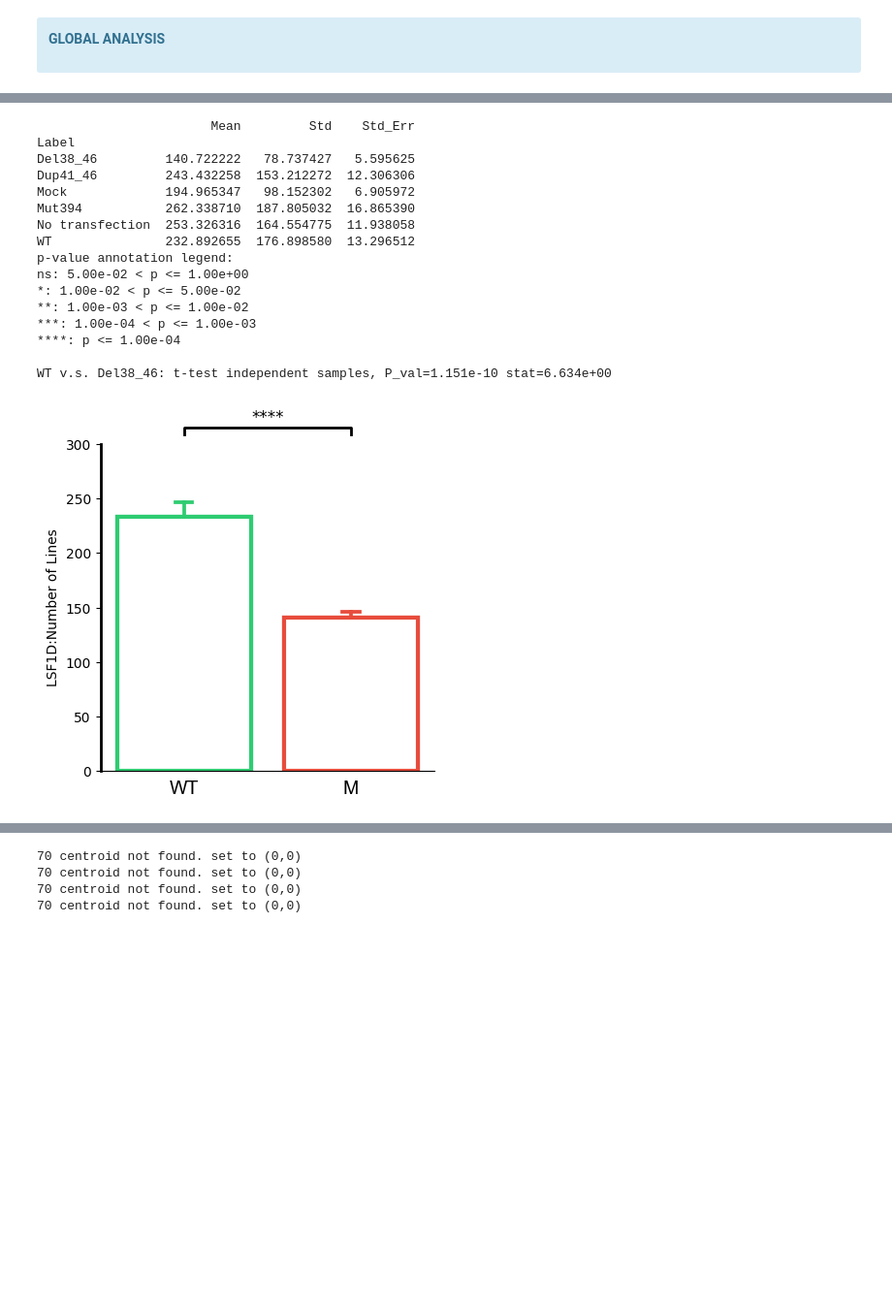
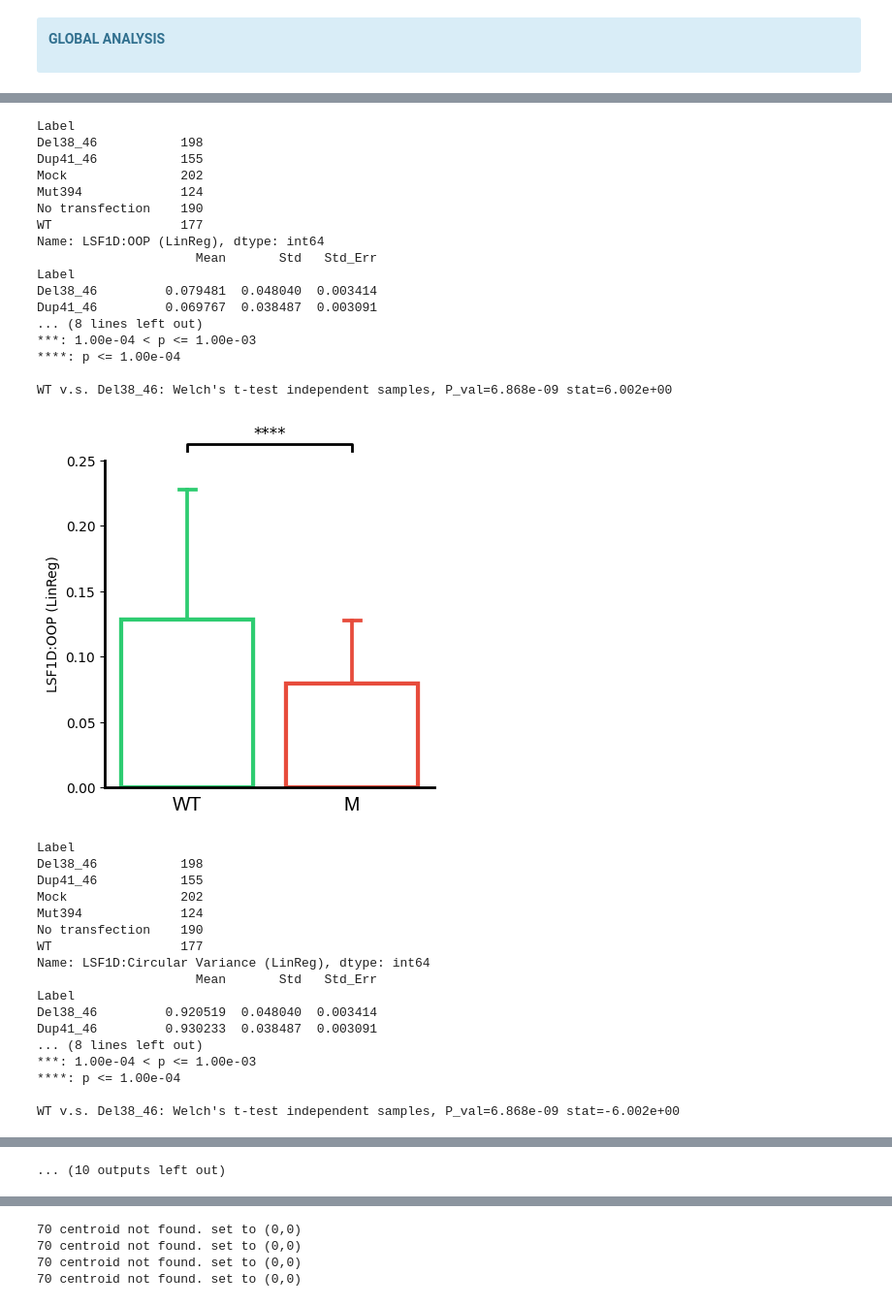
Before and after one commit to diogojfv/aTubulinOrganization, a Jupyter notebook: 7 - Results Analysis.ipynb, the cells around one changed output, grey strips where cells are left out. Shown: that part at 97% size. Drawn from its saved outputs; the diff is of its cells as text; code cells hidden in the pictures; blank space fills up the shorter version.

```diff
--- a/7 - Results Analysis.ipynb
+++ b/7 - Results Analysis.ipynb
@@ -48,7 +48,7 @@ data = init_import(folder,options)
 
 # Import processed results
 #ResultsDF = pd.read_pickle(folder + "\\ResultsDF_TEST_DONE.pkl")
-ResultsDF = pd.read_pickle(folder + "\\ResultsDF_6_mai_24_totest.pkl")
+ResultsDF = pd.read_pickle(folder + "\\ResultsDF_7_nov_24_totest.pkl")
 # %% [output]
 >>> [CYTO] added.
 >>> [NUCL] added.
@@ -323,23 +364,52 @@ fig_graph = graph_plotter(ResultsRow       = ResultsDF.loc[cell],
 # %%
-fig_bar = plot_barplot_paper(ResultsDF,
+plot_barplot_paper(ResultsDF,
                    feature = [
-                              'LSF1D:Number of Lines',
+                               'LSF1D:OOP (LinReg)',
+                               'LSF1D:Circular Variance (LinReg)',
+                               'LSF1D:Line Lengths (LinReg) mean',
+                               'SKNW:branch-distance (scaled) mean',
+                               'SKNW:branch-distance (scaled) cv',
+                               'LSF1D:N over A (LinReg)',
+                               'LSF1D:RS',
+                               'LSF1D:Number of Lines (LinReg)',
+                               'SKNW:Number of Branches',
+                               'DCF:AFI',
+                               'LSF1D:RS NucCent Distance (LinReg) (scaled)',
+                               'DCF:AreaRatio 6',
                               ])
 # %% [output]
-                       Mean         Std    Std_Err
 Label
-Del38_46         140.722222   78.737427   5.595625
-Dup41_46         243.432258  153.212272  12.306306
-Mock             194.965347   98.152302   6.905972
-Mut394           262.338710  187.805032  16.865390
-No transfection  253.326316  164.554775  11.938058
-WT               232.892655  176.898580  13.296512
-p-value annotation legend:
-ns: 5.00e-02 < p <= 1.00e+00
-*: 1.00e-02 < p <= 5.00e-02
-**: 1.00e-03 < p <= 1.00e-02
+Del38_46           198
+Dup41_46           155
+Mock               202
+Mut394             124
+No transfection    190
+WT                 177
+Name: LSF1D:OOP (LinReg), dtype: int64
+                     Mean       Std   Std_Err
+Label
+Del38_46         0.079481  0.048040  0.003414
+Dup41_46         0.069767  0.038487  0.003091
+... (8 lines left out)
 ***: 1.00e-04 < p <= 1.00e-03
 ****: p <= 1.00e-04
 
-WT v.s. Del38_46: t-test independent samples, P_val=1.151e-10 stat=6.634e+00
+WT v.s. Del38_46: Welch's t-test independent samples, P_val=6.868e-09 stat=6.002e+00
-[figure, old version]
+[figure, new version]
+Label
+Del38_46           198
+Dup41_46           155
+Mock               202
+Mut394             124
+No transfection    190
+WT                 177
+Name: LSF1D:Circular Variance (LinReg), dtype: int64
+                     Mean       Std   Std_Err
+Label
+Del38_46         0.920519  0.048040  0.003414
+Dup41_46         0.930233  0.038487  0.003091
+... (8 lines left out)
+***: 1.00e-04 < p <= 1.00e-03
+****: p <= 1.00e-04
+
+WT v.s. Del38_46: Welch's t-test independent samples, P_val=6.868e-09 stat=-6.002e+00
@@ -345,0 +489 @@ WT v.s. Del38_46: t-test independent samples, P_val=1.151e-10 stat=6.634e+00
+... (10 outputs left out)
```
Also changed, not shown: parts of 15 cells of this notebook, 1 other file.
